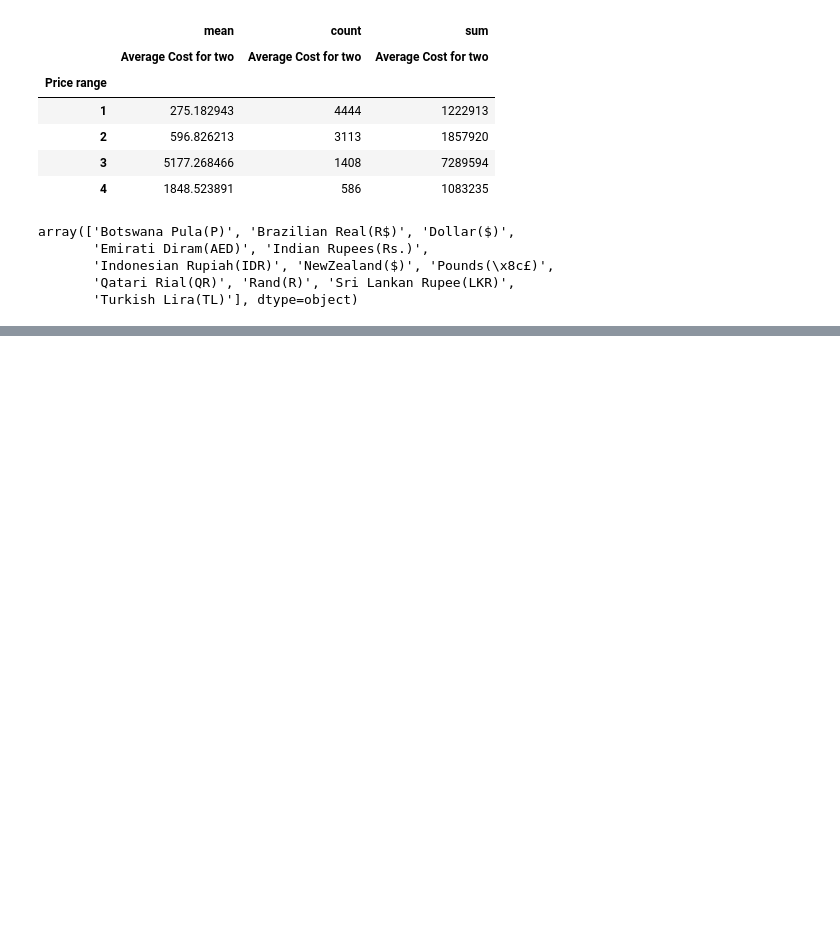
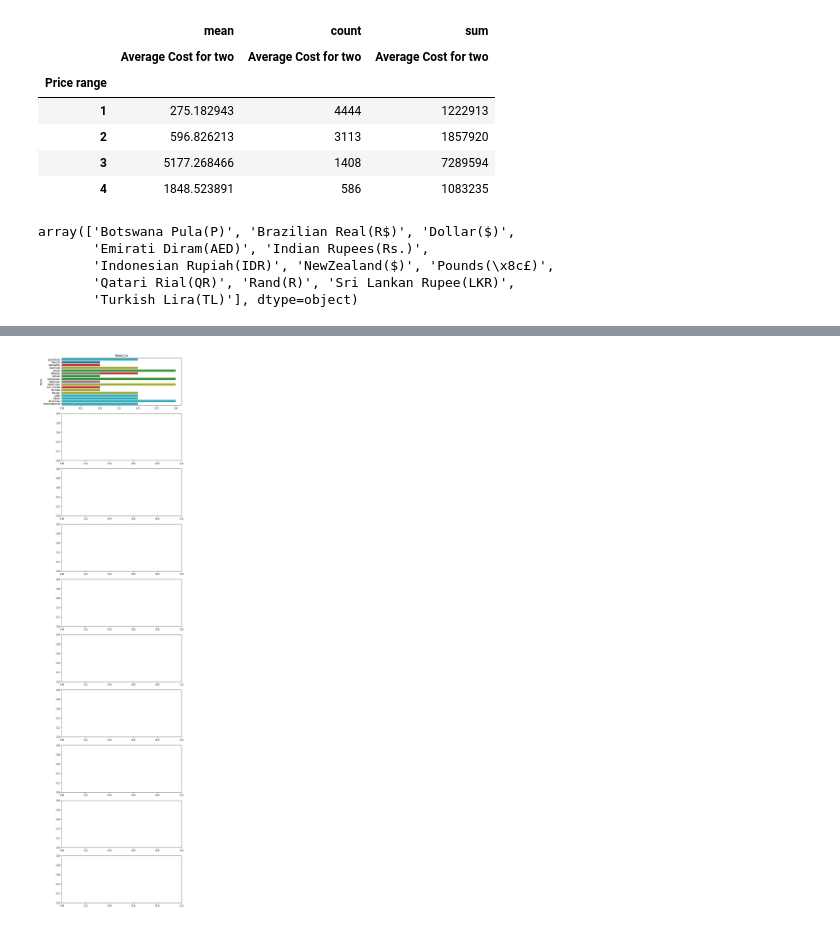
Before and after one commit to hemant087/30Days_EDA, a Jupyter notebook: 4Day Zomato/dataset/Untitled1.ipynb, the cells around one changed output, grey strips where cells are left out. Drawn from its saved outputs; the diff is of its cells as text; code cells hidden in the pictures; blank space fills up the shorter version.

```diff
--- a/4Day Zomato/dataset/Untitled1.ipynb
+++ b/4Day Zomato/dataset/Untitled1.ipynb
@@ -363,0 +449,9 @@ KeyError: ('Currency', 'Average Cost for two')
+# %%
+delhi_cuis = {}
+def cu_count(lst):
+    for i in lst:
+        if i not in delhi_cuis:
+            delhi_cuis[i] = 1
+        else:
+            delhi_cuis[i] +=1
+df[df["City"]=="New Delhi"]["Cuisines"].apply(cu_count)
@@ -363,0 +540,23 @@ KeyError: ('Currency', 'Average Cost for two')
+# %%
+city_list = df["City"].value_counts().index
+i = 0
+fig, ax = plt.subplots(10, 1, figsize=(8, 30))
+for city in city_list[0:10]:
+
+    delhi_cuis = {}
+    def cu_count(lst):
+        for i in lst:
+            if i not in delhi_cuis:
+                delhi_cuis[i] = 1
+            else:
+                delhi_cuis[i] +=1
+
+    df[df["City"]==city]["Cuisines"].apply(cu_count)
+    city_data = pd.Series(delhi_cuis).sort_values(ascending=False).head(5)
+    sns.barplot(x=city_data.values, y=city_data.index, ax=ax[i])
+    ax[i].set_title(city)
+
+plt.tight_layout()
+plt.show()
+# %% [output]
+[figure, added]
```
Also changed, not shown: parts of 39 cells of this notebook.
